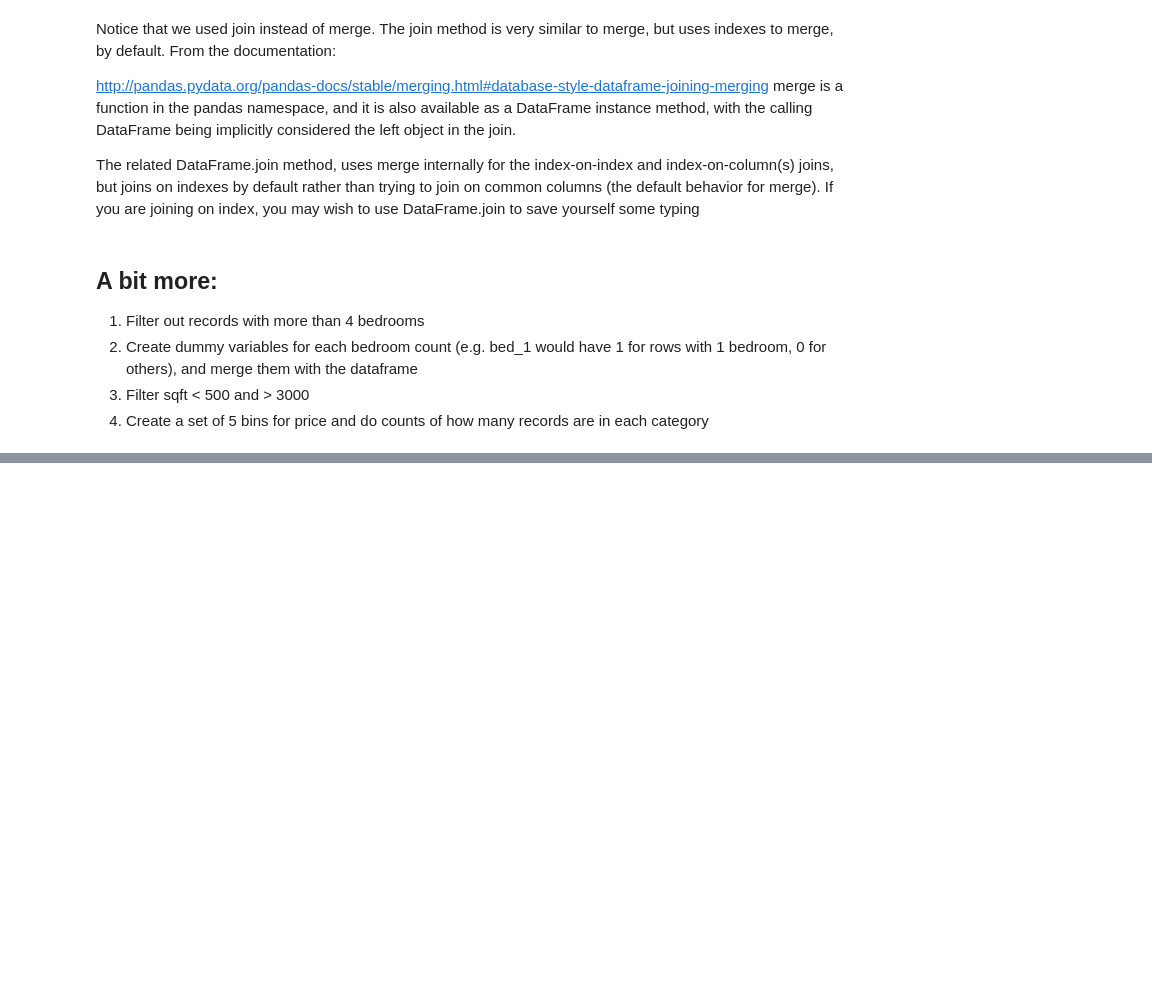
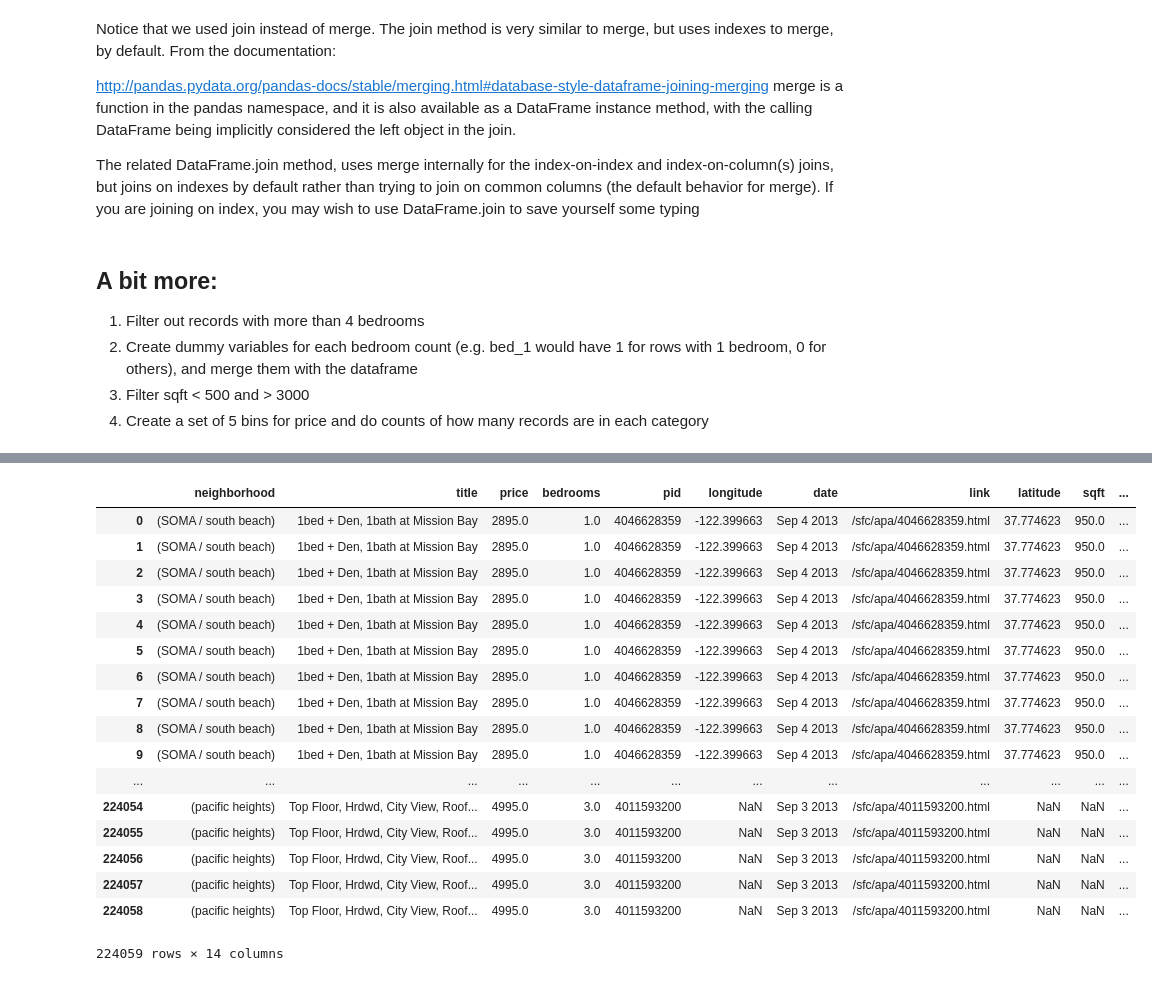
Before and after one commit to jawadmhoque/ce599, a Jupyter notebook: 07-Data Wrangling/data-wrangling.ipynb, the cells around one changed output, grey strips where cells are left out. Saved outputs shown, nothing was run; the diff lists cells and outputs as text; code cells hidden in the pictures; blank space fills up the shorter version.

```diff
--- a/07-Data Wrangling/data-wrangling.ipynb
+++ b/07-Data Wrangling/data-wrangling.ipynb
@@ -619,0 +656,26 @@ data.describe()
+# %%
+pd.get_dummies(df_apt['bedrooms'])
+dummies=pd.get_dummies(df_apt['bedrooms'], prefix= 'bed')
+df_apt1=df_apt[['bedrooms']].join(dummies)
+#df_apt1
+df_aptmerged=pd.merge(df_apt,df_apt1)
+df_aptmerged #df_aptmerged contains bedroom query and dummy variables
+# %% [output]
+|  | neighborhood | title | price | bedrooms | pid | longitude | date | link | latitude | sqft | ... |
+| 0 | (SOMA / south beach) | 1bed + Den, 1bath at Mission Bay | 2895.0 | 1.0 | 4046628359 | -122.399663 | Sep 4 2013 | /sfc/apa/4046628359.html | 37.774623 | 950.0 | ... |
+| 1 | (SOMA / south beach) | 1bed + Den, 1bath at Mission Bay | 2895.0 | 1.0 | 4046628359 | -122.399663 | Sep 4 2013 | /sfc/apa/4046628359.html | 37.774623 | 950.0 | ... |
+| 2 | (SOMA / south beach) | 1bed + Den, 1bath at Mission Bay | 2895.0 | 1.0 | 4046628359 | -122.399663 | Sep 4 2013 | /sfc/apa/4046628359.html | 37.774623 | 950.0 | ... |
+| 3 | (SOMA / south beach) | 1bed + Den, 1bath at Mission Bay | 2895.0 | 1.0 | 4046628359 | -122.399663 | Sep 4 2013 | /sfc/apa/4046628359.html | 37.774623 | 950.0 | ... |
+| 4 | (SOMA / south beach) | 1bed + Den, 1bath at Mission Bay | 2895.0 | 1.0 | 4046628359 | -122.399663 | Sep 4 2013 | /sfc/apa/4046628359.html | 37.774623 | 950.0 | ... |
+| 5 | (SOMA / south beach) | 1bed + Den, 1bath at Mission Bay | 2895.0 | 1.0 | 4046628359 | -122.399663 | Sep 4 2013 | /sfc/apa/4046628359.html | 37.774623 | 950.0 | ... |
+| 6 | (SOMA / south beach) | 1bed + Den, 1bath at Mission Bay | 2895.0 | 1.0 | 4046628359 | -122.399663 | Sep 4 2013 | /sfc/apa/4046628359.html | 37.774623 | 950.0 | ... |
+| 7 | (SOMA / south beach) | 1bed + Den, 1bath at Mission Bay | 2895.0 | 1.0 | 4046628359 | -122.399663 | Sep 4 2013 | /sfc/apa/4046628359.html | 37.774623 | 950.0 | ... |
+| 8 | (SOMA / south beach) | 1bed + Den, 1bath at Mission Bay | 2895.0 | 1.0 | 4046628359 | -122.399663 | Sep 4 2013 | /sfc/apa/4046628359.html | 37.774623 | 950.0 | ... |
+| 9 | (SOMA / south beach) | 1bed + Den, 1bath at Mission Bay | 2895.0 | 1.0 | 4046628359 | -122.399663 | Sep 4 2013 | /sfc/apa/4046628359.html | 37.774623 | 950.0 | ... |
+| ... | ... | ... | ... | ... | ... | ... | ... | ... | ... | ... | ... |
+| 224054 | (pacific heights) | Top Floor, Hrdwd, City View, Roof... | 4995.0 | 3.0 | 4011593200 | NaN | Sep 3 2013 | /sfc/apa/4011593200.html | NaN | NaN | ... |
+| 224055 | (pacific heights) | Top Floor, Hrdwd, City View, Roof... | 4995.0 | 3.0 | 4011593200 | NaN | Sep 3 2013 | /sfc/apa/4011593200.html | NaN | NaN | ... |
+| 224056 | (pacific heights) | Top Floor, Hrdwd, City View, Roof... | 4995.0 | 3.0 | 4011593200 | NaN | Sep 3 2013 | /sfc/apa/4011593200.html | NaN | NaN | ... |
+| 224057 | (pacific heights) | Top Floor, Hrdwd, City View, Roof... | 4995.0 | 3.0 | 4011593200 | NaN | Sep 3 2013 | /sfc/apa/4011593200.html | NaN | NaN | ... |
+| 224058 | (pacific heights) | Top Floor, Hrdwd, City View, Roof... | 4995.0 | 3.0 | 4011593200 | NaN | Sep 3 2013 | /sfc/apa/4011593200.html | NaN | NaN | ... |
+224059 rows × 14 columns
```
Also changed, not shown: parts of 4 cells of this notebook, 1 other file.
